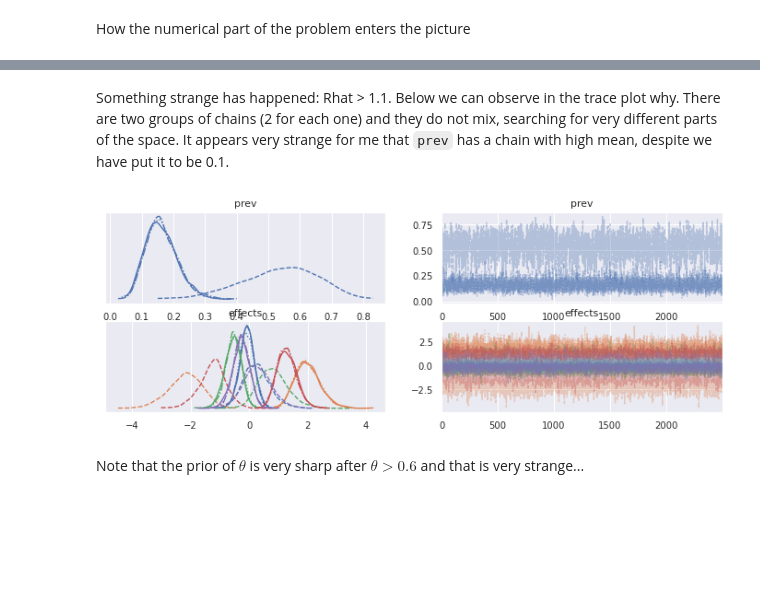
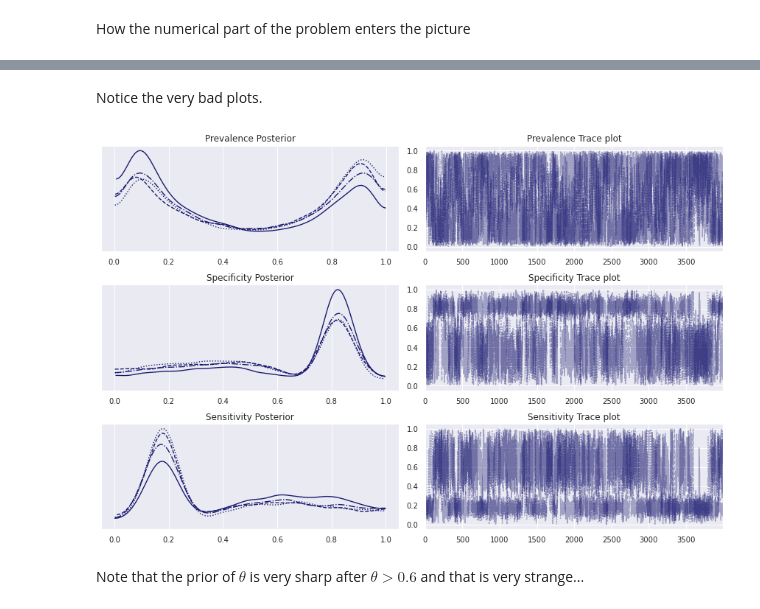
Before and after one commit to lucasmoschen/rds-bayesian-analysis-tcc, a Jupyter notebook: notebooks_book/imperfect_test.ipynb, the cells around one changed output, grey strips where cells are left out. Cells and saved outputs as stored; diff of their text form; code cells hidden in the pictures; blank space fills up the shorter version.

Commit message:
sensitivity and specificity chapter finished

```diff
--- a/notebooks_book/imperfect_test.ipynb
+++ b/notebooks_book/imperfect_test.ipynb
@@ -42,8 +42,8 @@ ro = np.random.RandomState(1000)
 
 Below we can see the code written in Stan.
 # %%
-#compiled = False
-compiled = True
+compiled = False
+#compiled = True
 
 if compiled:
     sm = pickle.load(open('../models/primary_model/pickles/imperfect_test.pkl', 'rb'))
@@ -120,7 +120,7 @@ Note that we generate $x$ in the same way as for perfect tests model tests.
 spec = 0.85
 sens = 0.8
 
-beta = np.array([0.1, 2.5, -1.0, 1.2, -0.3]).reshape(-1,1)
+beta = np.array([0.1, 1.5, -1.0, 1.2, -0.3]).reshape(-1,1)
 prevalence = 0.1
 
 # Generated quantities
@@ -131,12 +131,12 @@ p = sens*theta + (1 - spec)*(1 - theta)
 T  = ro.binomial(n = 1, p = p)
 
 # Hyperparameters to the estimation process
-alpha_s = 4
+alpha_s = 1
 beta_s  = 1
-alpha_e = 8
-beta_e  = 2
-alpha_p = 3
-beta_p  = 9
+alpha_e = 1
+beta_e  = 1
+alpha_p = 1
+beta_p  = 1
 Sigma   = np.eye(5)
 mu      = np.zeros(5)
 
@@ -144,7 +144,7 @@ mu      = np.zeros(5)
 data = {
     "n_samples"    : n_samples,
     "n_predictors" : n_predictors,
-    "T"            : T.flatten(),
+    "Y"            : T.flatten(),
     "x"            : x,
 
     "Sigma"        : Sigma,
@@ -164,6 +164,6 @@ T.mean()
 How the numerical part of the problem enters the picture
 # %%
 %%time
-fit_imperfect = sm.sampling(data=data, iter=5000)
+fit_imperfect = sm.sampling(data=data, pars = ('prev', 'effects', 'spec', 'sens'), iter=8000)
 summary = az.summary(fit_imperfect)
 # %% [output]
@@ -174,13 +172,22 @@ Wall time: 32.3 s
 # %% [markdown]
-Something strange has happened: Rhat > 1.1. Below we can observe in the trace
-plot why. There are two groups of chains (2 for each one) and they do not mix,
-searching for very different parts of the space. It appears very strange for
-me that `prev` has a chain with high mean, despite we have put it to be 0.1.
+Notice the very bad plots.
 # %%
-az.plot_trace(fit_imperfect, var_names=('prev', 'effects'))
+fig, ax = plt.subplots(3,2, figsize = (12, 8))
+az.plot_trace(fit_imperfect, var_names=['prev', 'spec', 'sens'],
+              chain_prop={'color': ['midnightblue'], 'linestyle': ['-', '--', '-.', ':']},
+              axes = ax
+             )
+ax[0,0].set_title('Prevalence Posterior')
+ax[1,0].set_title('Specificity Posterior')
+ax[2,0].set_title('Sensitivity Posterior')
+ax[0,1].set_title('Prevalence Trace plot')
+ax[1,1].set_title('Specificity Trace plot')
+ax[2,1].set_title('Sensitivity Trace plot')
+fig.tight_layout(pad = 1)
+plt.savefig('../images/posterior-trace-imperfect-tests-identifiability.pdf', bbox_inches='tight')
 plt.show()
 # %% [output]
-[figure, old version]
+[figure, new version]
 # %% [markdown]
 Note that the prior of $\theta$ is very sharp after $\theta > 0.6$ and that is
 very strange...
```
Also changed, not shown: parts of 8 cells of this notebook, 15 other files.
